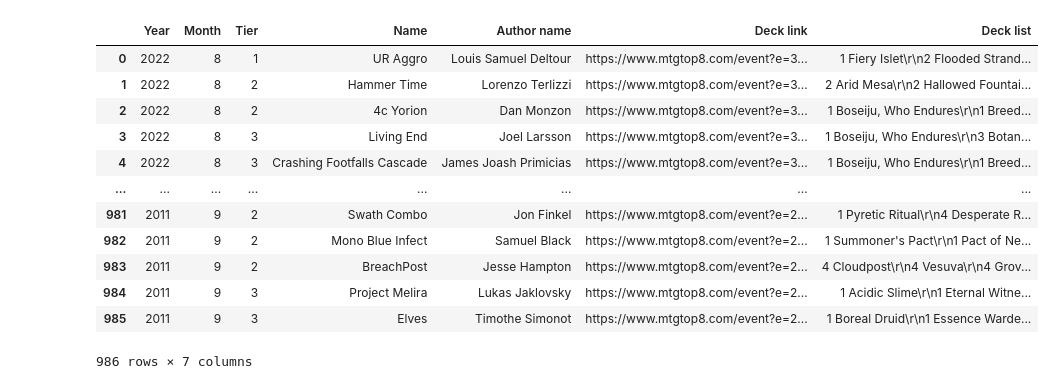
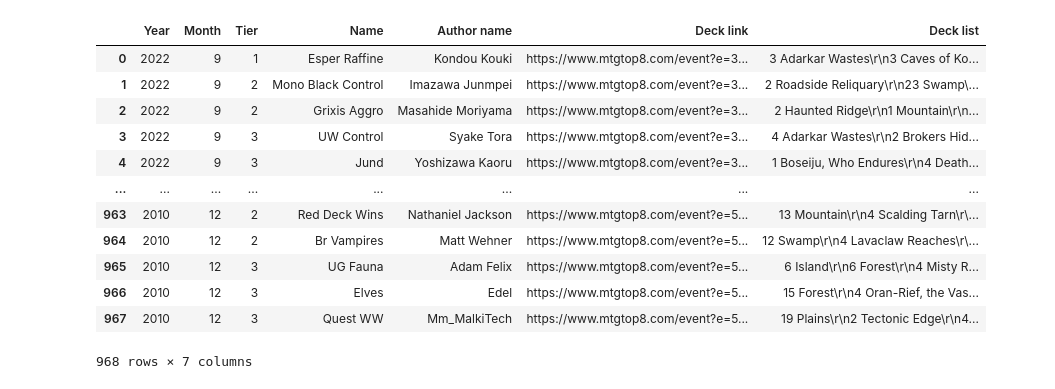
Before and after one commit to Mickie-n-s/MTG_Project, a Jupyter notebook: Cleaning.ipynb, the cells around one changed output. Saved outputs shown, nothing was run; the diff lists cells and outputs as text; code cells hidden in the pictures.

```diff
--- a/Cleaning.ipynb
+++ b/Cleaning.ipynb
@@ -1,23 +1,23 @@
 # %%
 import pandas as pd
 
-file_to_load= "modern decks.csv"
+file_to_load= "standard decks 3 years.csv"
 
-Modern_df=pd.read_csv(file_to_load)
+standard_df=pd.read_csv(file_to_load)
 
-Modern_df
+standard_df
 # %% [output]
 |  | Year | Month | Tier | Name | Author name | Deck link | Deck list |
-| 0 | 2022 | 8 | 1 | UR Aggro | Louis Samuel Deltour | https://www.mtgtop8.com/event?e=3... | 1 Fiery Islet\r\n2 Flooded Strand... |
-| 1 | 2022 | 8 | 2 | Hammer Time | Lorenzo Terlizzi | https://www.mtgtop8.com/event?e=3... | 2 Arid Mesa\r\n2 Hallowed Fountai... |
-| 2 | 2022 | 8 | 2 | 4c Yorion | Dan Monzon | https://www.mtgtop8.com/event?e=3... | 1 Boseiju, Who Endures\r\n1 Breed... |
-| 3 | 2022 | 8 | 3 | Living End | Joel Larsson | https://www.mtgtop8.com/event?e=3... | 1 Boseiju, Who Endures\r\n3 Botan... |
-| 4 | 2022 | 8 | 3 | Crashing Footfalls Cascade | James Joash Primicias | https://www.mtgtop8.com/event?e=3... | 1 Boseiju, Who Endures\r\n1 Breed... |
+| 0 | 2022 | 9 | 1 | Esper Raffine | Kondou Kouki | https://www.mtgtop8.com/event?e=3... | 3 Adarkar Wastes\r\n3 Caves of Ko... |
+| 1 | 2022 | 9 | 2 | Mono Black Control | Imazawa Junmpei | https://www.mtgtop8.com/event?e=3... | 2 Roadside Reliquary\r\n23 Swamp\... |
+| 2 | 2022 | 9 | 2 | Grixis Aggro | Masahide Moriyama | https://www.mtgtop8.com/event?e=3... | 2 Haunted Ridge\r\n1 Mountain\r\n... |
+| 3 | 2022 | 9 | 3 | UW Control | Syake Tora | https://www.mtgtop8.com/event?e=3... | 4 Adarkar Wastes\r\n2 Brokers Hid... |
+| 4 | 2022 | 9 | 3 | Jund | Yoshizawa Kaoru | https://www.mtgtop8.com/event?e=3... | 1 Boseiju, Who Endures\r\n4 Death... |
 | ... | ... | ... | ... | ... | ... | ... | ... |
-| 981 | 2011 | 9 | 2 | Swath Combo | Jon Finkel | https://www.mtgtop8.com/event?e=2... | 1 Pyretic Ritual\r\n4 Desperate R... |
-| 982 | 2011 | 9 | 2 | Mono Blue Infect | Samuel Black | https://www.mtgtop8.com/event?e=2... | 1 Summoner's Pact\r\n1 Pact of Ne... |
-| 983 | 2011 | 9 | 2 | BreachPost | Jesse Hampton | https://www.mtgtop8.com/event?e=2... | 4 Cloudpost\r\n4 Vesuva\r\n4 Grov... |
-| 984 | 2011 | 9 | 3 | Project Melira | Lukas Jaklovsky | https://www.mtgtop8.com/event?e=2... | 1 Acidic Slime\r\n1 Eternal Witne... |
-| 985 | 2011 | 9 | 3 | Elves | Timothe Simonot | https://www.mtgtop8.com/event?e=2... | 1 Boreal Druid\r\n1 Essence Warde... |
+| 963 | 2010 | 12 | 2 | Red Deck Wins | Nathaniel Jackson | https://www.mtgtop8.com/event?e=5... | 13 Mountain\r\n4 Scalding Tarn\r\... |
+| 964 | 2010 | 12 | 2 | Br Vampires | Matt Wehner | https://www.mtgtop8.com/event?e=5... | 12 Swamp\r\n4 Lavaclaw Reaches\r\... |
+| 965 | 2010 | 12 | 3 | UG Fauna | Adam Felix | https://www.mtgtop8.com/event?e=5... | 6 Island\r\n6 Forest\r\n4 Misty R... |
+| 966 | 2010 | 12 | 3 | Elves | Edel | https://www.mtgtop8.com/event?e=5... | 15 Forest\r\n4 Oran-Rief, the Vas... |
+| 967 | 2010 | 12 | 3 | Quest WW | Mm_MalkiTech | https://www.mtgtop8.com/event?e=5... | 19 Plains\r\n2 Tectonic Edge\r\n4... |
-986 rows × 7 columns
+968 rows × 7 columns
 # %%
```
Also changed, not shown: parts of 19 cells of this notebook.
